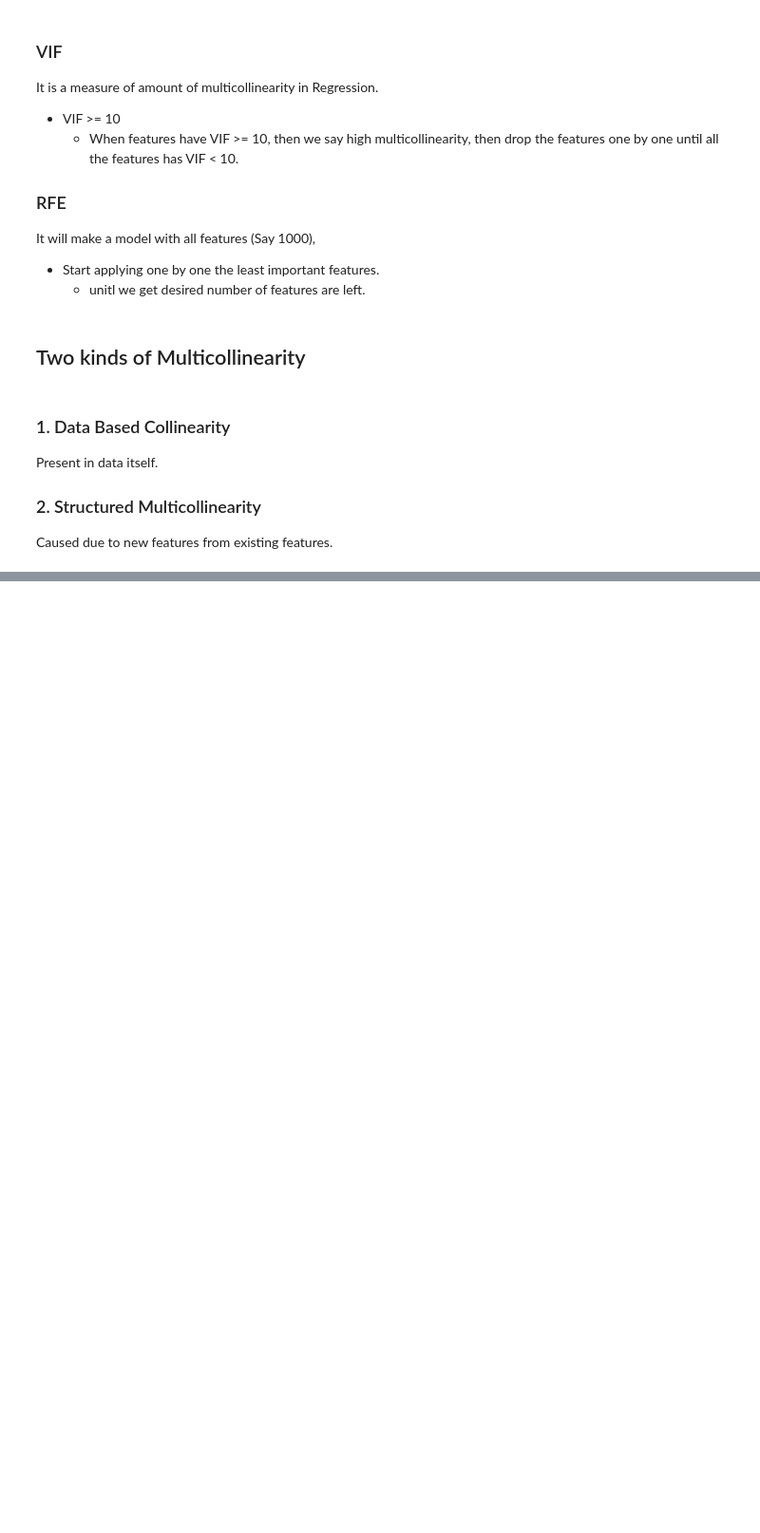
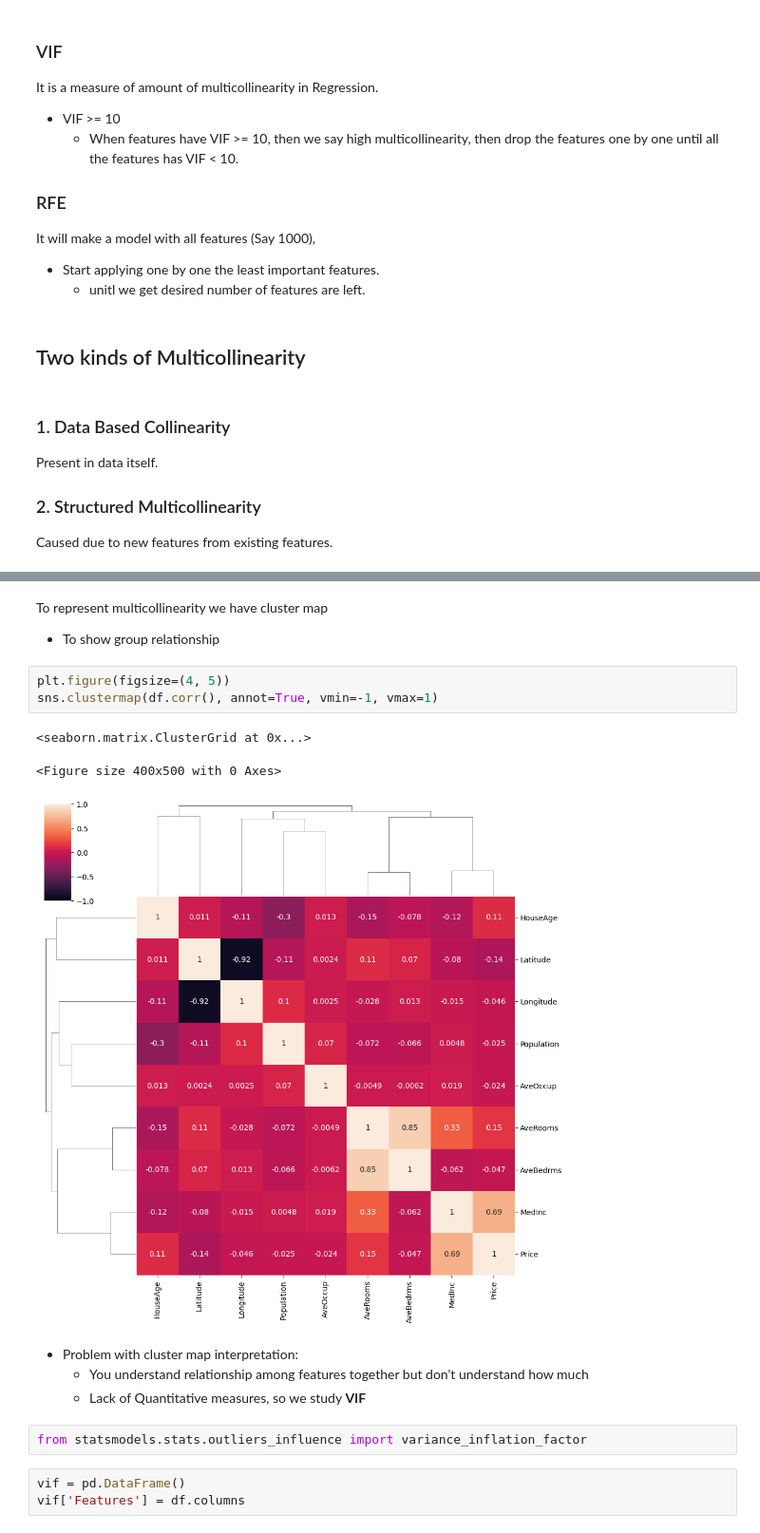
Before and after one commit to prA-G/Machine-Learning, a Jupyter notebook: Regression/6. Multicollinearity.ipynb, the cells around one changed output, grey strips where cells are left out. Shown at 95% size. Drawn from its saved outputs; the diff is of its cells as text; blank space fills up the shorter version.

Commit message:
Implementation of Multicollinearity in VIF

```diff
--- a/Regression/6. Multicollinearity.ipynb
+++ b/Regression/6. Multicollinearity.ipynb
@@ -56,0 +180,19 @@ Caused due to new features from existing features.
+# %% [markdown]
+To represent multicollinearity we have cluster map
+- To show group relationship
+# %%
+plt.figure(figsize=(4, 5))
+sns.clustermap(df.corr(), annot=True, vmin=-1, vmax=1)
+# %% [output]
+<seaborn.matrix.ClusterGrid at 0x...>
+<Figure size 400x500 with 0 Axes>
+[figure, added]
+# %% [markdown]
+- Problem with cluster map interpretation:
+    - You understand relationship among features together but don't understand how much
+    - Lack of Quantitative measures, so we study **VIF**
+# %%
+from statsmodels.stats.outliers_influence import variance_inflation_factor
+# %%
+vif = pd.DataFrame()
+vif['Features'] = df.columns
```
Also changed, not shown: parts of 60 cells of this notebook.
